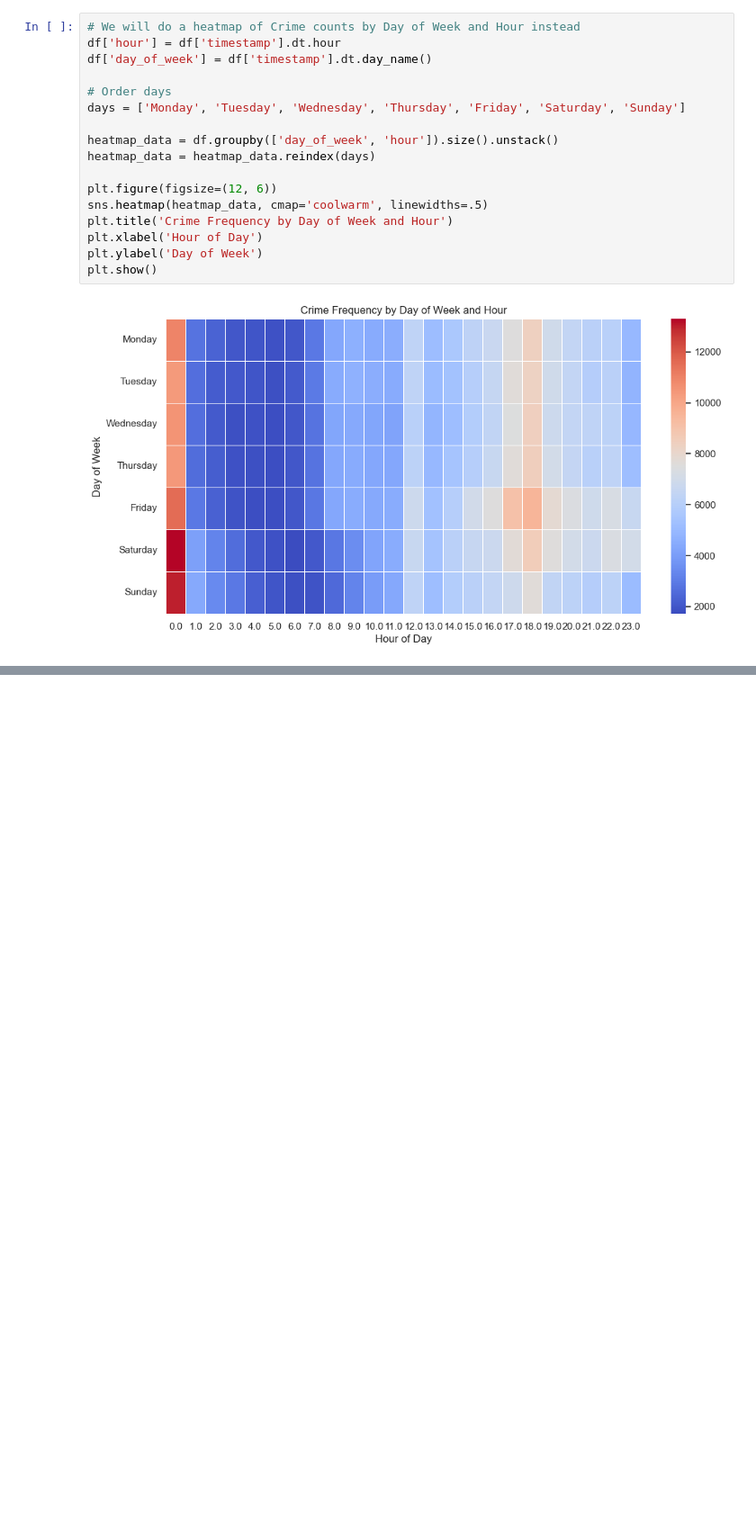
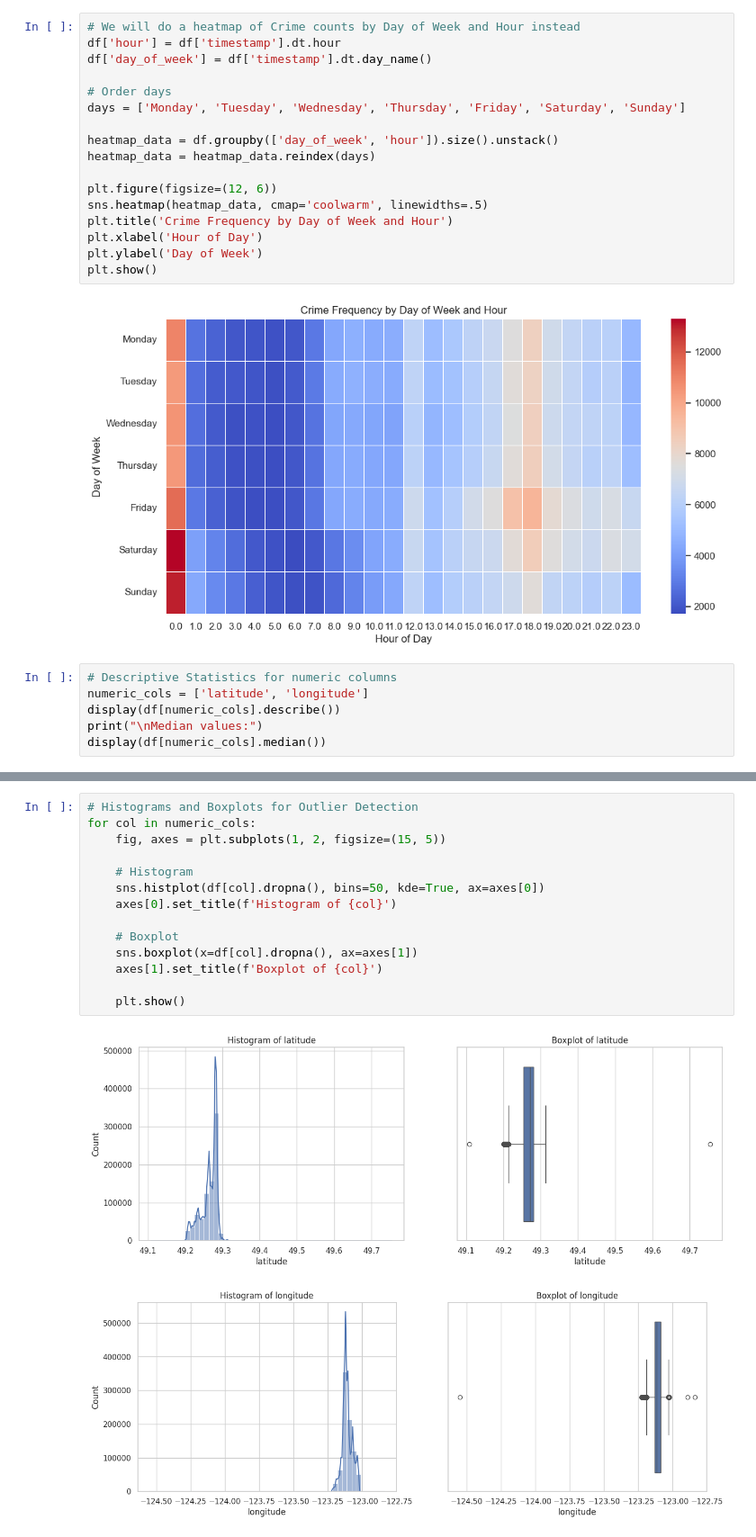
Before and after one commit to chrisho251/vancouver-end-to-end-housing-insights, a Jupyter notebook: src/exploratory/EDA_crime.ipynb, the cells around one changed output, grey strips where cells are left out. Shown at 90% size. Cells and saved outputs as stored; diff of their text form; blank space fills up the shorter version.

```diff
--- a/src/exploratory/EDA_crime.ipynb
+++ b/src/exploratory/EDA_crime.ipynb
@@ -113,3 +113,9 @@ plt.ylabel('Day of Week')
 plt.show()
 # %% [output]
 [figure]
+# %%
+# Descriptive Statistics for numeric columns
+numeric_cols = ['latitude', 'longitude']
+display(df[numeric_cols].describe())
+print("\nMedian values:")
+display(df[numeric_cols].median())
@@ -115,0 +137,17 @@ plt.show()
+# %%
+# Histograms and Boxplots for Outlier Detection
+for col in numeric_cols:
+    fig, axes = plt.subplots(1, 2, figsize=(15, 5))
+
+    # Histogram
+    sns.histplot(df[col].dropna(), bins=50, kde=True, ax=axes[0])
+    axes[0].set_title(f'Histogram of {col}')
+
+    # Boxplot
+    sns.boxplot(x=df[col].dropna(), ax=axes[1])
+    axes[1].set_title(f'Boxplot of {col}')
+
+    plt.show()
+# %% [output]
+[figure, added]
+[figure, added]
```
Also changed, not shown: parts of 3 cells of this notebook.
